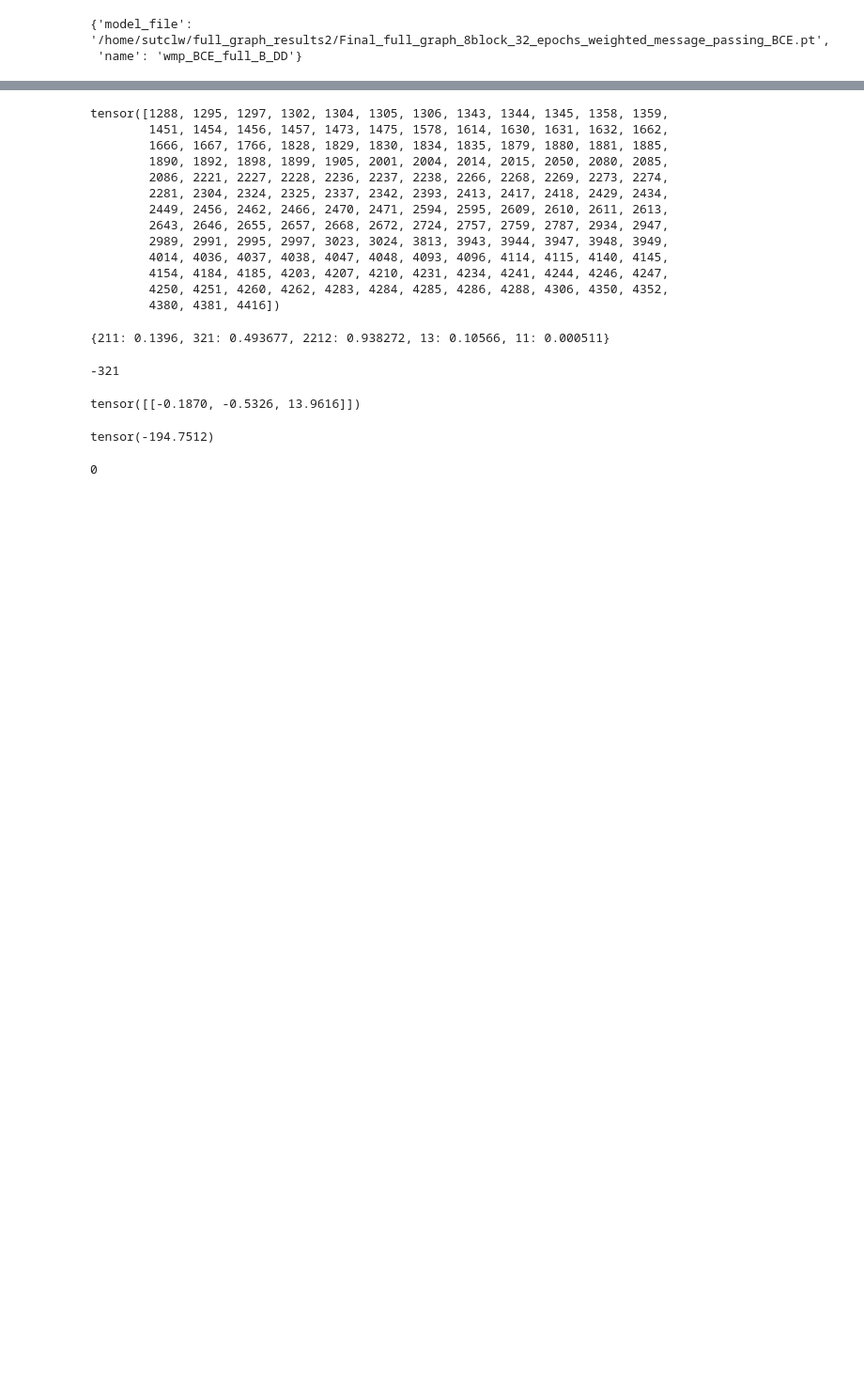
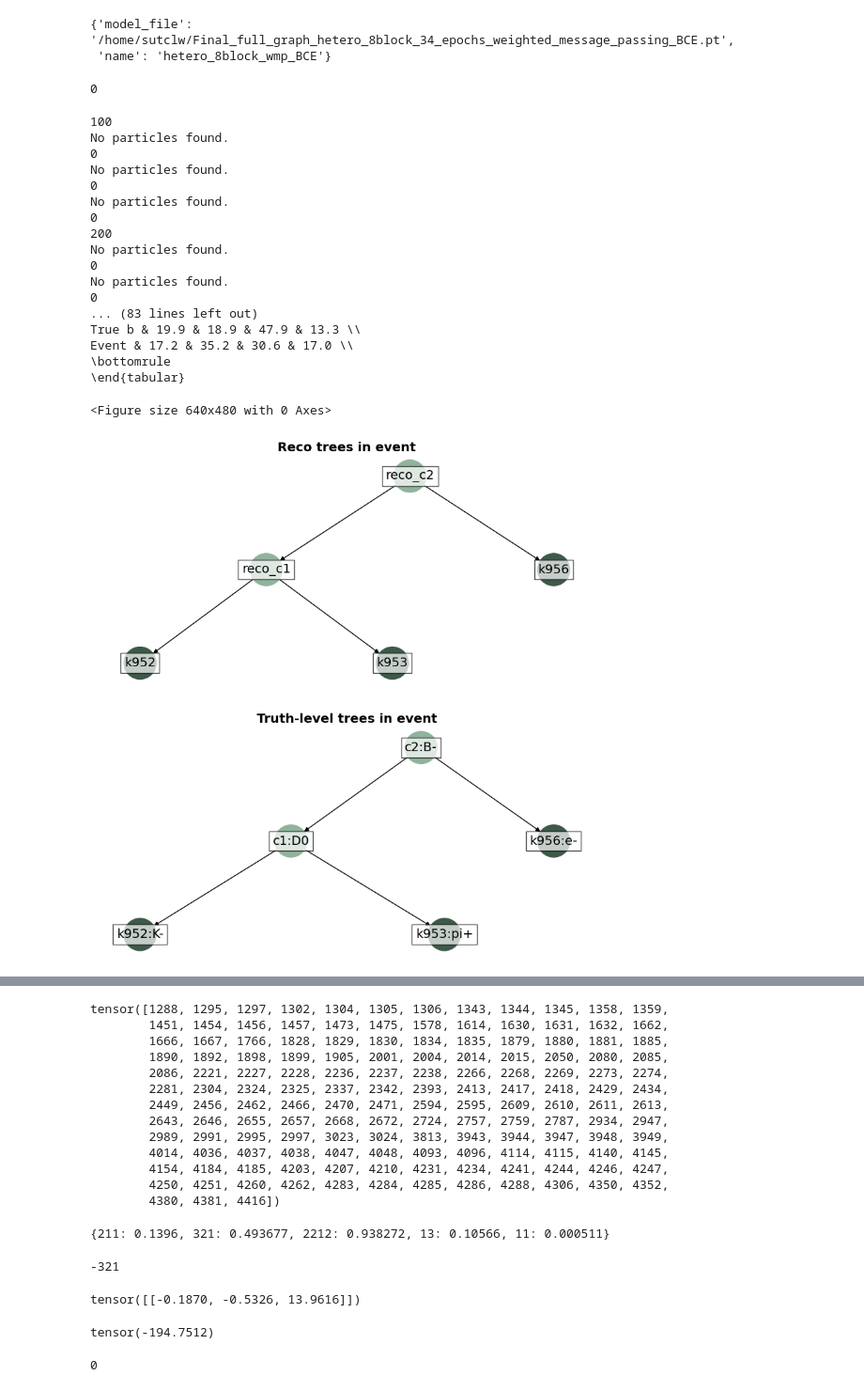
Before and after one commit to willsutcliffe/scalable_mtl_hgnn, a Jupyter notebook: Refactoring_perf.ipynb, the cells around one changed output, grey strips where cells are left out. Shown at 94% size. Cells and saved outputs as stored; diff of their text form; code cells hidden in the pictures; blank space fills up the shorter version.

```diff
--- a/Refactoring_perf.ipynb
+++ b/Refactoring_perf.ipynb
@@ -20,14 +40,37 @@ from wmpgnn.model.model_loader import ModelLoader
 from wmpgnn.configs.config_loader import ConfigLoader
 from wmpgnn.datasets.data_handler import DataHandler
 # Load the configuration
-#config_loader = ConfigLoader("config_files/heteromp_gnn_inference.yaml", environment_prefix="DL")#
-config_loader = ConfigLoader("config_files/mp_gnn_inference.yaml", environment_prefix="DL")
+config_loader = ConfigLoader("config_files/heteromp_gnn_inference.yaml", environment_prefix="DL")#
+#config_loader = ConfigLoader("config_files/mp_gnn_inference.yaml", environment_prefix="DL")
 # %%
 config_loader.get('inference')
 # %% [output]
-{'model_file': '/home/sutclw/full_graph_results2/Final_full_graph_8block_32_epochs_weighted_message_passing_BCE.pt',
- 'name': 'wmp_BCE_full_B_DD'}
+{'model_file': '/home/sutclw/Final_full_graph_hetero_8block_34_epochs_weighted_message_passing_BCE.pt',
+ 'name': 'hetero_8block_wmp_BCE'}
 # %%
 from wmpgnn.performance.performance import Performance
 # %%
 perf = Performance(config_loader)
+# %%
+perf.evaluate_reco_performance(event_max=2000, pruning_cut=0.2,plot_perfect_decaychains=1)
+# %% [output]
+0
+100
+No particles found.
+0
+No particles found.
+0
+No particles found.
+0
+200
+No particles found.
+0
+No particles found.
+0
+... (83 lines left out)
+True b & 19.9 & 18.9 & 47.9 & 13.3 \\
+Event & 17.2 & 35.2 & 30.6 & 17.0 \\
+\bottomrule
+\end{tabular}
+<Figure size 640x480 with 0 Axes>
+[figure, added]
```
Also changed, not shown: parts of 2 cells of this notebook, 4 other files.
